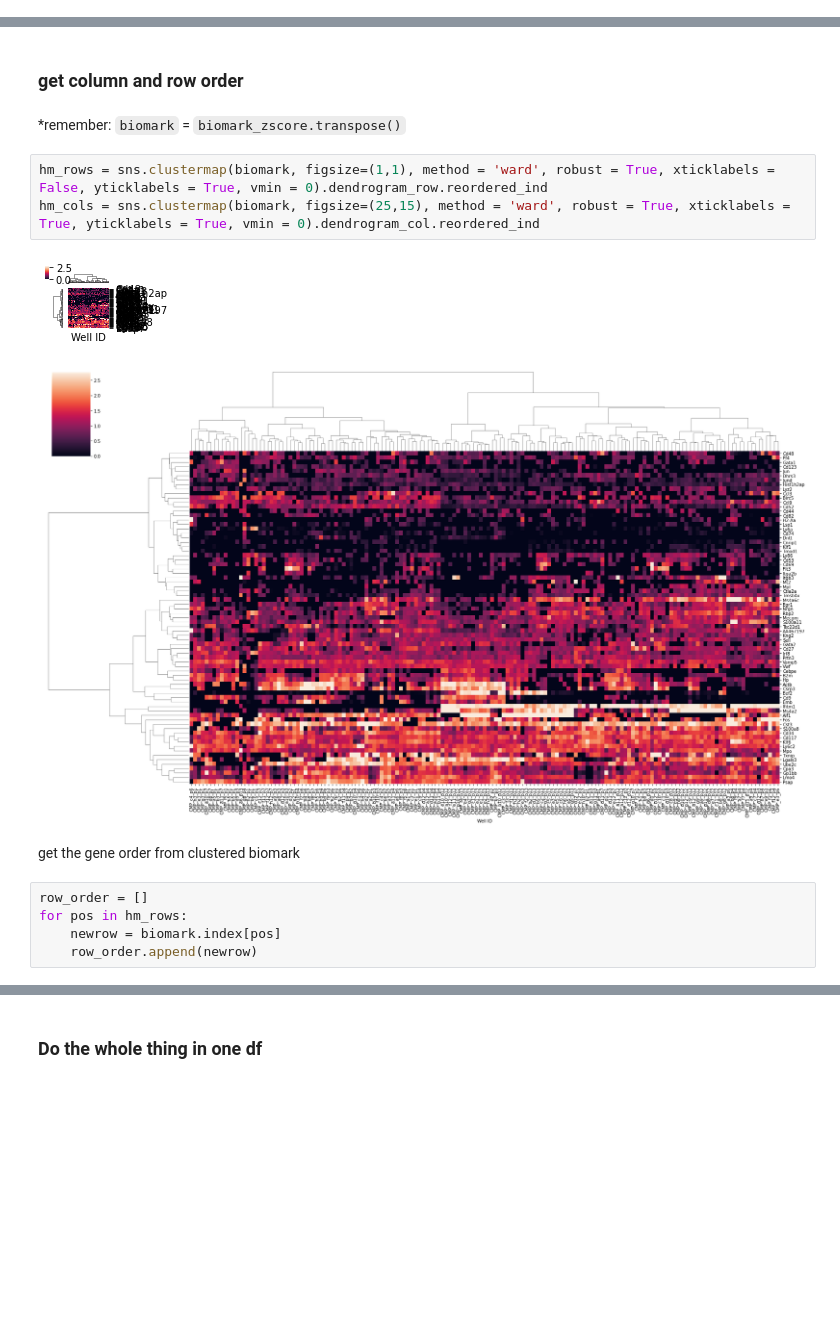
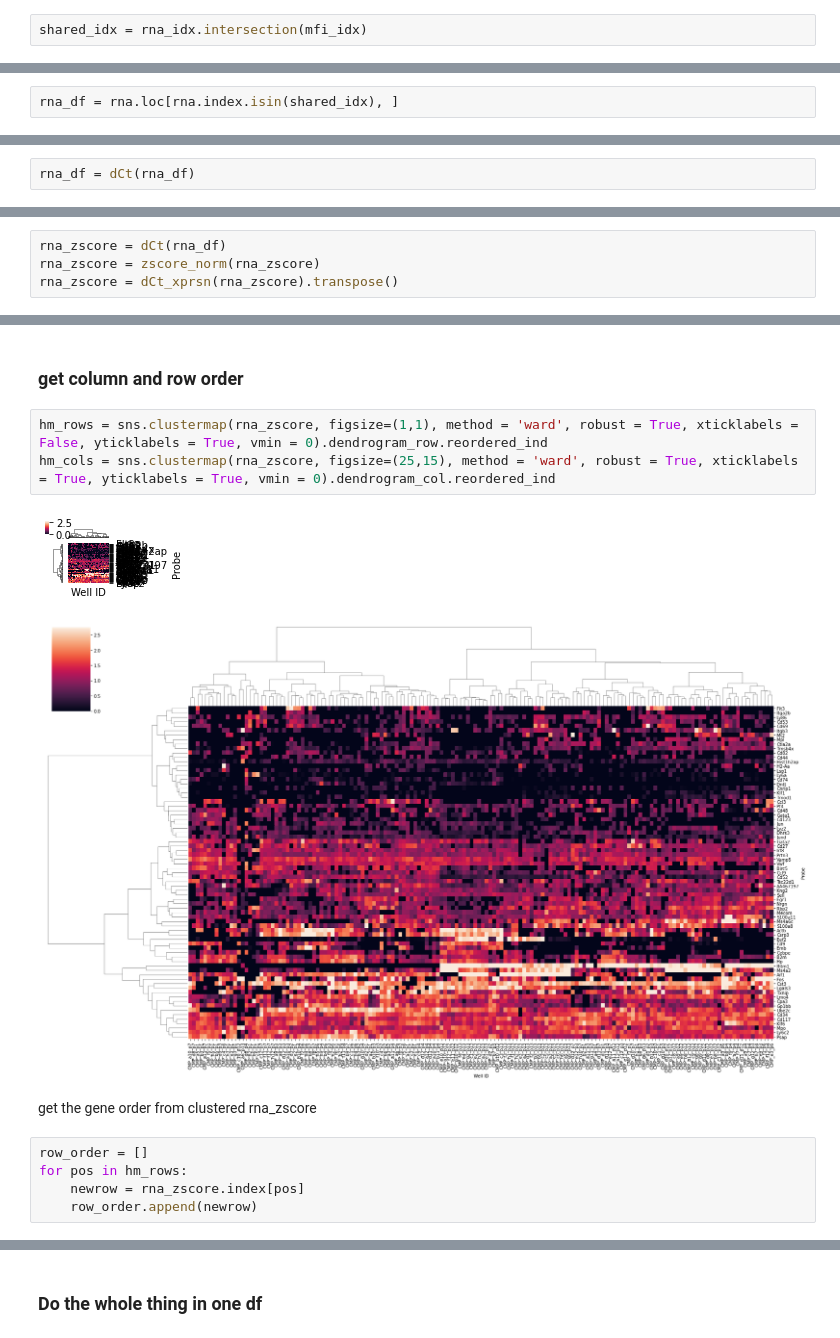
Before and after one commit to efheuston/msAggr_scRNASeq, a Jupyter notebook: IndexSorted_CMP.ipynb, the cells around one changed output, grey strips where cells are left out. Saved outputs shown, nothing was run; the diff lists cells and outputs as text; blank space fills up the shorter version.

```diff
--- a/IndexSorted_CMP.ipynb
+++ b/IndexSorted_CMP.ipynb
@@ -522,0 +388,2 @@ mfi.index[139]
+# %%
+shared_idx = rna_idx.intersection(mfi_idx)
@@ -522,0 +399,2 @@ mfi.index[139]
+# %%
+rna_df = rna.loc[rna.index.isin(shared_idx), ]
@@ -522,0 +416,2 @@ mfi.index[139]
+# %%
+rna_df = dCt(rna_df)
@@ -522,0 +486,4 @@ mfi.index[139]
+# %%
+rna_zscore = dCt(rna_df)
+rna_zscore = zscore_norm(rna_zscore)
+rna_zscore = dCt_xprsn(rna_zscore).transpose()
@@ -882,19 +834,17 @@ sns.clustermap(combined_mfi.reindex(index = mfi_order, columns = col_order), fig
 ## Cluster columns and rows then add mfi
 # %% [markdown]
 ### get column and row order
-# %% [markdown]
-*remember: `biomark` = `biomark_zscore.transpose()`
 # %%
-hm_rows = sns.clustermap(biomark, figsize=(1,1), method = 'ward', robust = True, xticklabels = False, yticklabels = True, vmin = 0).dendrogram_row.reordered_ind
-hm_cols = sns.clustermap(biomark, figsize=(25,15), method = 'ward', robust = True, xticklabels = True, yticklabels = True, vmin = 0).dendrogram_col.reordered_ind
+hm_rows = sns.clustermap(rna_zscore, figsize=(1,1), method = 'ward', robust = True, xticklabels = False, yticklabels = True, vmin = 0).dendrogram_row.reordered_ind
+hm_cols = sns.clustermap(rna_zscore, figsize=(25,15), method = 'ward', robust = True, xticklabels = True, yticklabels = True, vmin = 0).dendrogram_col.reordered_ind
 # %% [output]
-[figure, old version]
+[figure, new version]
-[figure, old version]
+[figure, new version]
 # %% [markdown]
-get the gene order from clustered biomark
+get the gene order from clustered rna_zscore
 # %%
 row_order = []
 for pos in hm_rows:
-    newrow = biomark.index[pos]
+    newrow = rna_zscore.index[pos]
     row_order.append(newrow)
 # %% [markdown]
```
Also changed, not shown: parts of 216 cells of this notebook, 1 other file.
